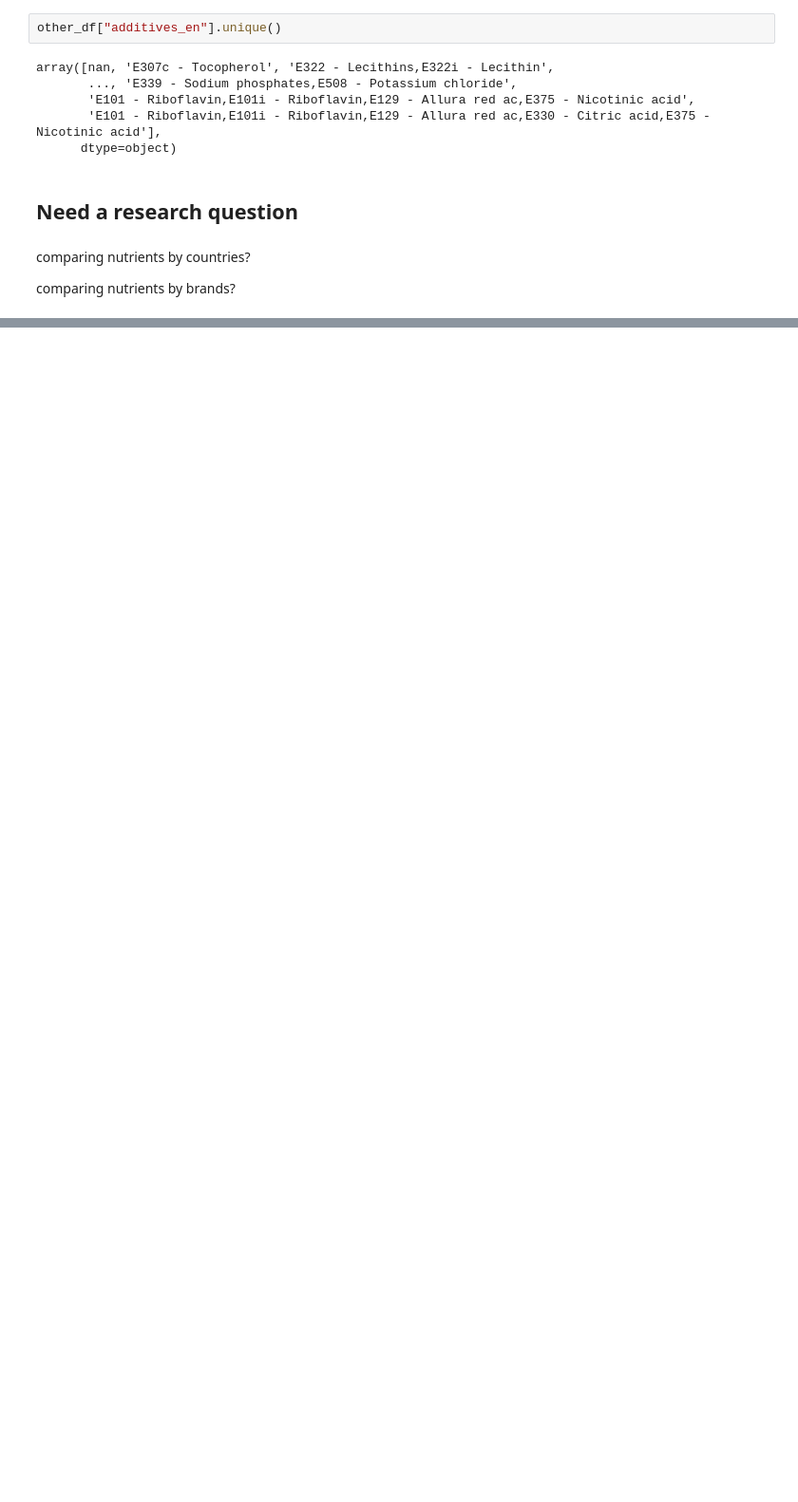
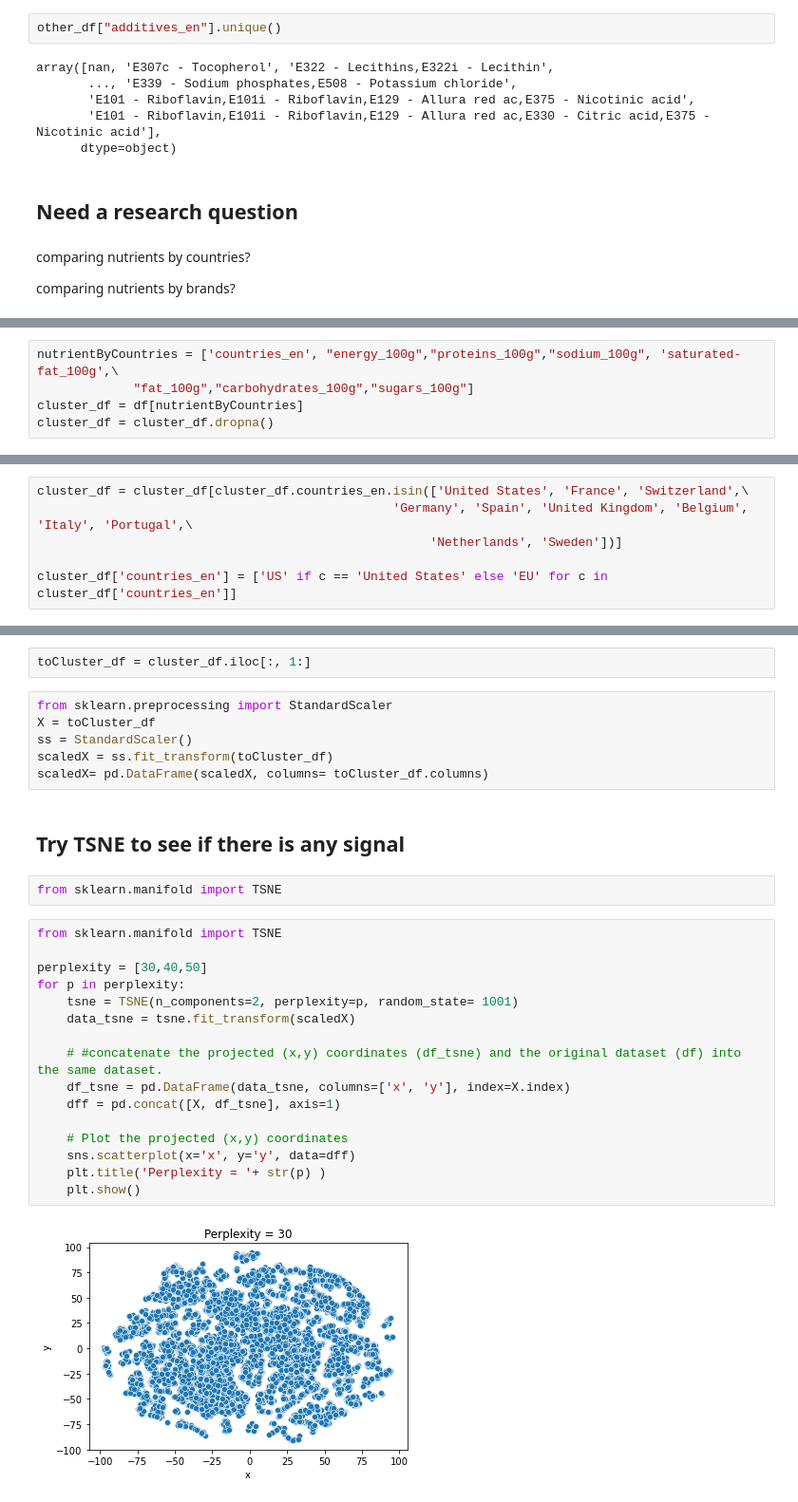
Before and after one commit to gabet2/STAT542, a Jupyter notebook: mcchan3/Project.ipynb, the cells around one changed output, grey strips where cells are left out. Shown at 95% size. Cells and saved outputs as stored; diff of their text form; blank space fills up the shorter version.

```diff
--- a/mcchan3/Project.ipynb
+++ b/mcchan3/Project.ipynb
@@ -295,0 +463,5 @@ other_df["additives"][2]
+# %%
+nutrientByCountries = ['countries_en', "energy_100g","proteins_100g","sodium_100g", 'saturated-fat_100g',\
+             "fat_100g","carbohydrates_100g","sugars_100g"]
+cluster_df = df[nutrientByCountries]
+cluster_df = cluster_df.dropna()
@@ -295,0 +488,6 @@ other_df["additives"][2]
+# %%
+cluster_df = cluster_df[cluster_df.countries_en.isin(['United States', 'France', 'Switzerland',\
+                                                'Germany', 'Spain', 'United Kingdom', 'Belgium', 'Italy', 'Portugal',\
+                                                     'Netherlands', 'Sweden'])]
+
+cluster_df['countries_en'] = ['US' if c == 'United States' else 'EU' for c in cluster_df['countries_en']]
@@ -295,0 +520,30 @@ other_df["additives"][2]
+# %%
+toCluster_df = cluster_df.iloc[:, 1:]
+# %%
+from sklearn.preprocessing import StandardScaler
+X = toCluster_df
+ss = StandardScaler()
+scaledX = ss.fit_transform(toCluster_df)
+scaledX= pd.DataFrame(scaledX, columns= toCluster_df.columns)
+# %% [markdown]
+## Try TSNE to see if there is any signal
+# %%
+from sklearn.manifold import TSNE
+# %%
+from sklearn.manifold import TSNE
+
+perplexity = [30,40,50]
+for p in perplexity:
+    tsne = TSNE(n_components=2, perplexity=p, random_state= 1001)
+    data_tsne = tsne.fit_transform(scaledX)
+
+    # #concatenate the projected (x,y) coordinates (df_tsne) and the original dataset (df) into the same dataset.
+    df_tsne = pd.DataFrame(data_tsne, columns=['x', 'y'], index=X.index)
+    dff = pd.concat([X, df_tsne], axis=1)
+
+    # Plot the projected (x,y) coordinates
+    sns.scatterplot(x='x', y='y', data=dff)
+    plt.title('Perplexity = '+ str(p) )
+    plt.show()
+# %% [output]
+[figure, added]
```
Also changed, not shown: parts of 110 cells of this notebook.
